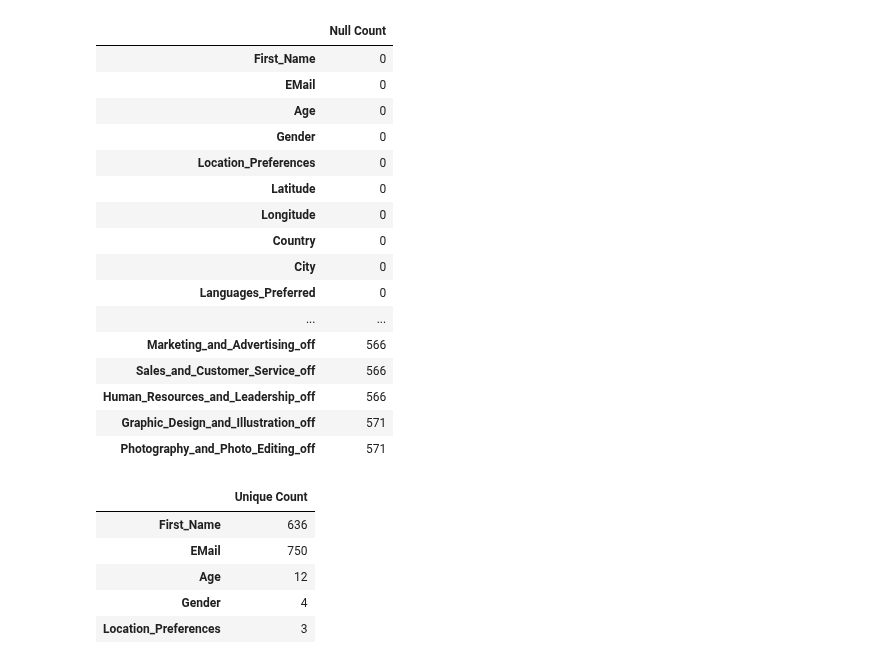
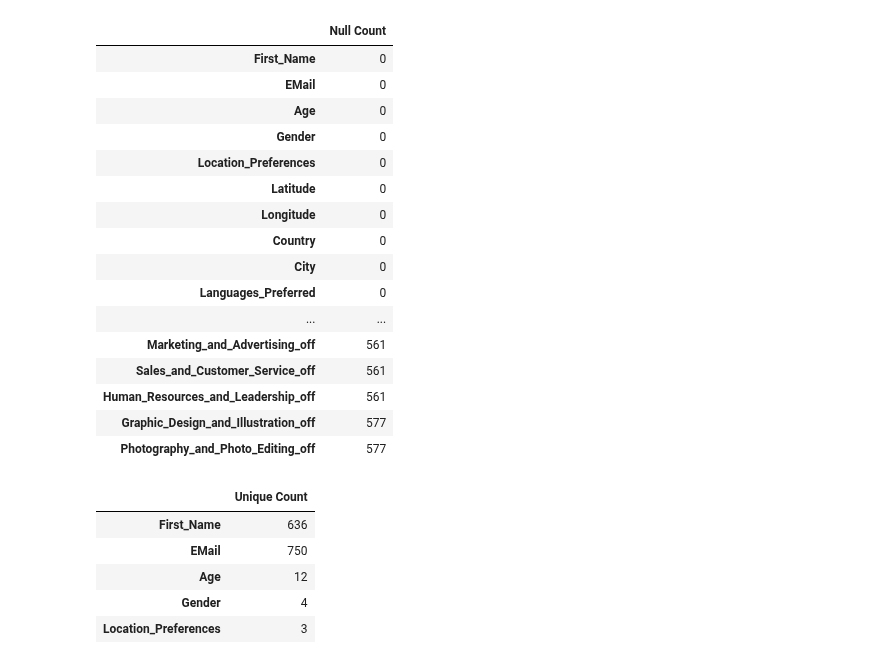
Before and after one commit to TechLabs-Berlin/ws24-skillswap, a Jupyter notebook: DS/notebooks/01_exploratory/Exploratory.data.analysis.ipynb, the cells around one changed output. Drawn from its saved outputs; the diff is of its cells as text; code cells hidden in the pictures.

```diff
--- a/DS/notebooks/01_exploratory/Exploratory.data.analysis.ipynb
+++ b/DS/notebooks/01_exploratory/Exploratory.data.analysis.ipynb
@@ -17,0 +8,4 @@ ssw.head()
+# %%
+df1 = pd.read_csv(r'C:\Users\Johannes\Documents\Uni\Master\Tech_Labs\ws24-skillswap\DS\data\01_raw\Skillswap_Data_Raw.csv')
+
+df1.head()
@@ -50,27 +53,27 @@ ssw.describe()
 # %%
 # Count nan values
 pd.set_option('display.max_rows', None)
-null_counts = ssw.isnull().sum()
+null_counts = df1.isnull().sum()
 null_counts_df = pd.DataFrame(null_counts, columns=['Null Count'])
 null_counts_df.head(20)
 # %% [output]
 |  | Null Count |
 | First_Name | 0 |
 | EMail | 0 |
 | Age | 0 |
 | Gender | 0 |
 | Location_Preferences | 0 |
 | Latitude | 0 |
 | Longitude | 0 |
 | Country | 0 |
 | City | 0 |
 | Languages_Preferred | 0 |
 | ... | ... |
-| Marketing_and_Advertising_off | 566 |
-| Sales_and_Customer_Service_off | 566 |
-| Human_Resources_and_Leadership_off | 566 |
-| Graphic_Design_and_Illustration_off | 571 |
-| Photography_and_Photo_Editing_off | 571 |
+| Marketing_and_Advertising_off | 561 |
+| Sales_and_Customer_Service_off | 561 |
+| Human_Resources_and_Leadership_off | 561 |
+| Graphic_Design_and_Illustration_off | 577 |
+| Photography_and_Photo_Editing_off | 577 |
 # %%
 # Count unique values
 pd.set_option('display.max_rows', None)
```
Also changed, not shown: parts of 17 cells of this notebook, 3 other files.
